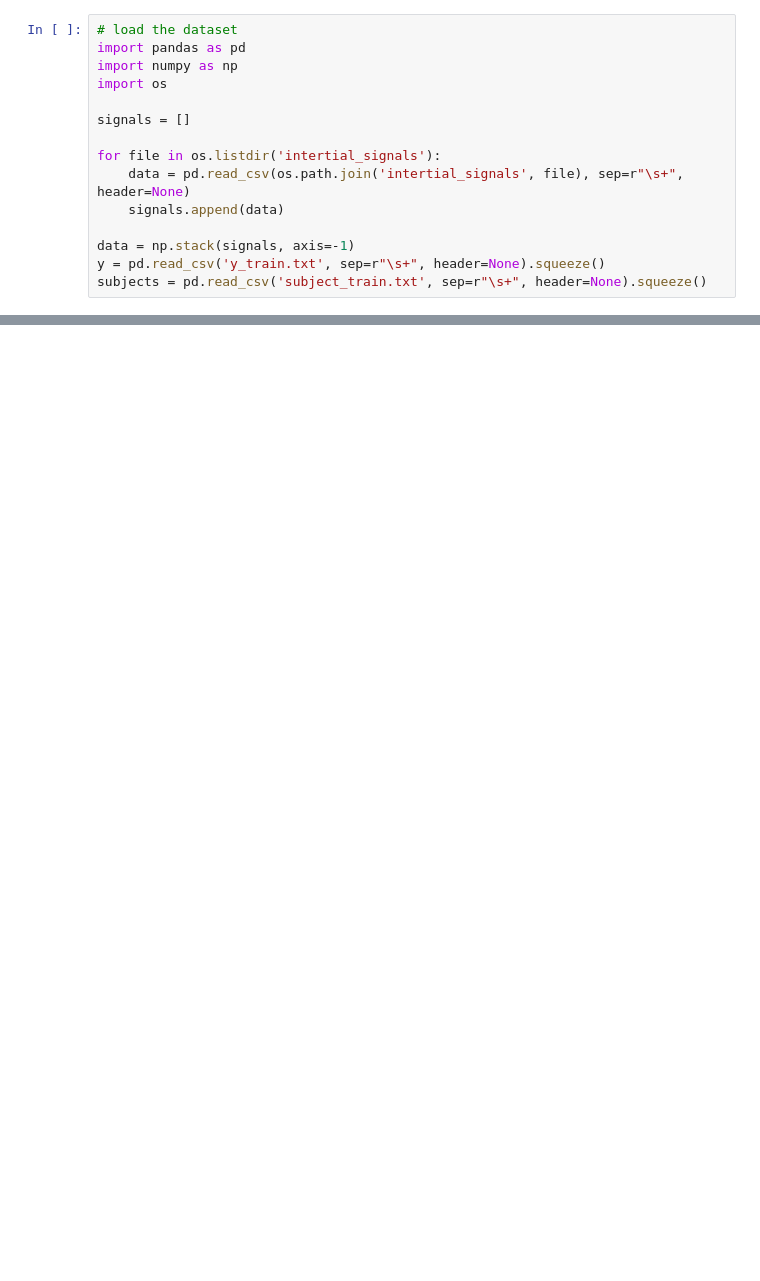
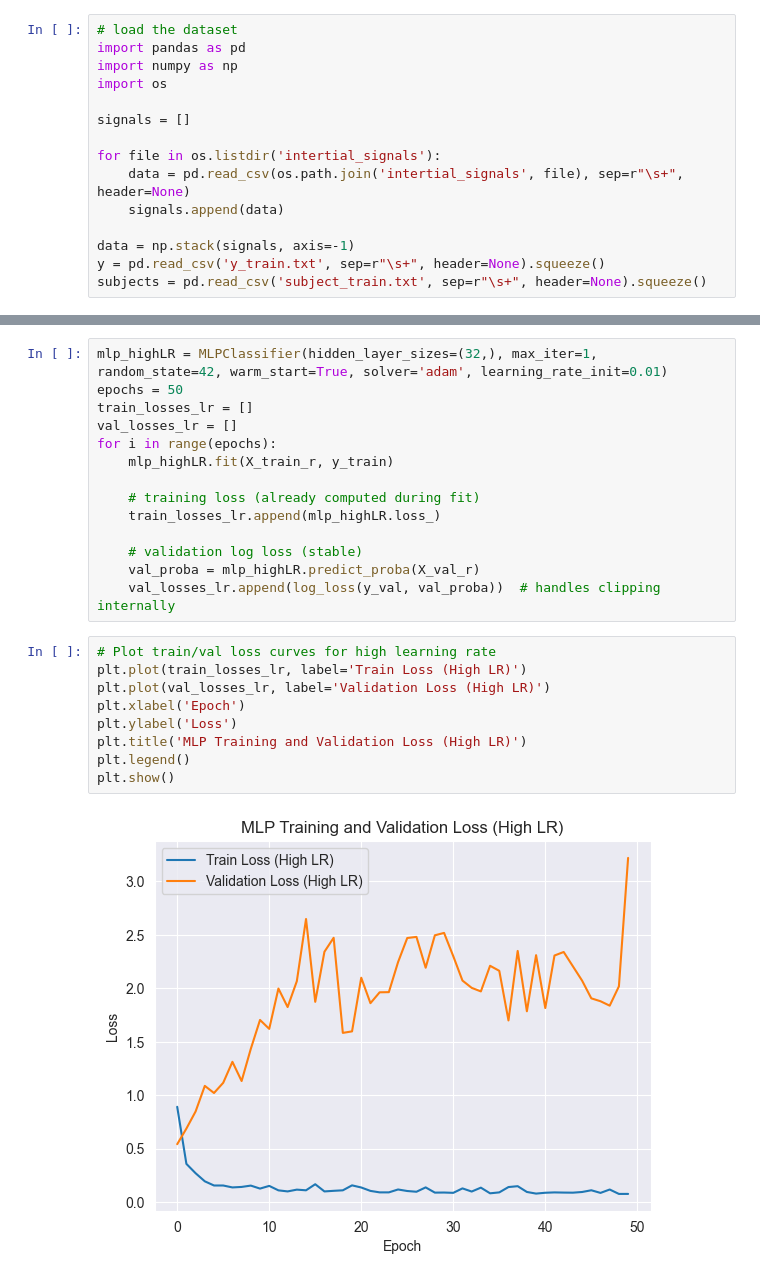
Before and after one commit to grasht/projects_ml_lab_2, a Jupyter notebook: week2.ipynb, the cells around one changed output, grey strips where cells are left out. Cells and saved outputs as stored; diff of their text form; blank space fills up the shorter version.

```diff
--- a/week2.ipynb
+++ b/week2.ipynb
@@ -147,0 +180,25 @@ print("Validation Accuracy:", acc)
+# %%
+mlp_highLR = MLPClassifier(hidden_layer_sizes=(32,), max_iter=1, random_state=42, warm_start=True, solver='adam', learning_rate_init=0.01)
+epochs = 50
+train_losses_lr = []
+val_losses_lr = []
+for i in range(epochs):
+    mlp_highLR.fit(X_train_r, y_train)
+
+    # training loss (already computed during fit)
+    train_losses_lr.append(mlp_highLR.loss_)
+
+    # validation log loss (stable)
+    val_proba = mlp_highLR.predict_proba(X_val_r)
+    val_losses_lr.append(log_loss(y_val, val_proba))  # handles clipping internally
+# %%
+# Plot train/val loss curves for high learning rate
+plt.plot(train_losses_lr, label='Train Loss (High LR)')
+plt.plot(val_losses_lr, label='Validation Loss (High LR)')
+plt.xlabel('Epoch')
+plt.ylabel('Loss')
+plt.title('MLP Training and Validation Loss (High LR)')
+plt.legend()
+plt.show()
+# %% [output]
+[figure, added]
```
Also changed, not shown: parts of 13 cells of this notebook.
